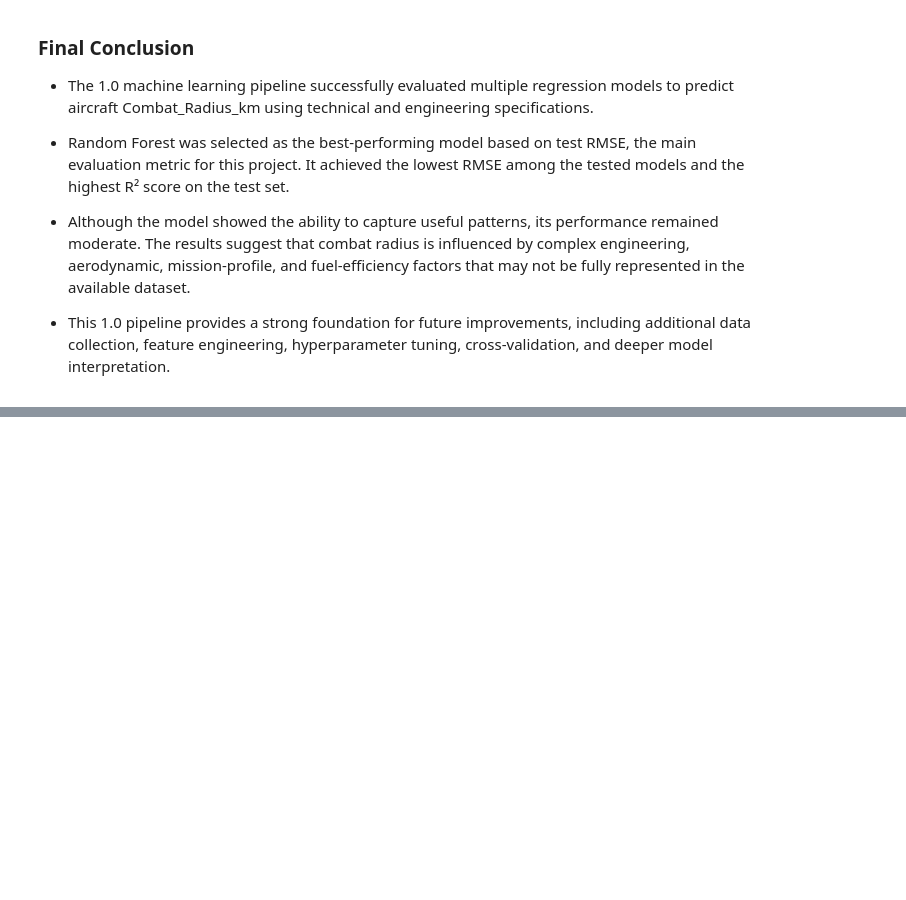
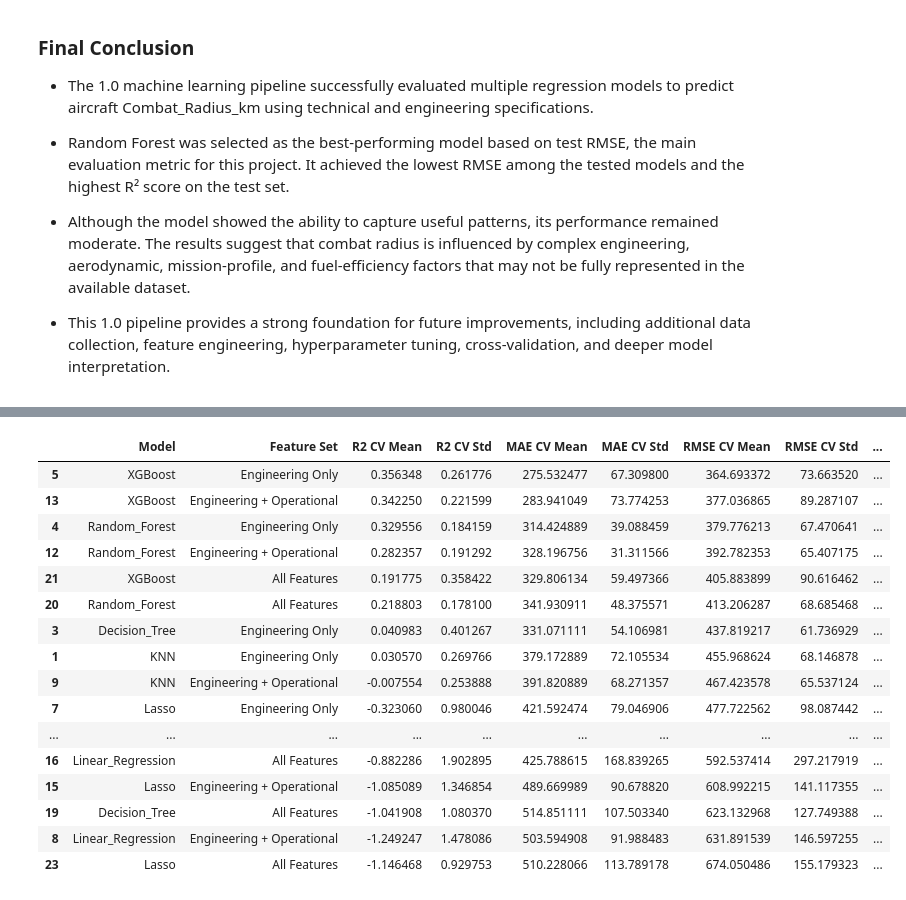
Before and after one commit to matheussari/MAPP, a Jupyter notebook: military_aircraft_performance_prediction.ipynb, the cells around one changed output, grey strips where cells are left out. Cells and saved outputs as stored; diff of their text form; code cells hidden in the pictures; blank space fills up the shorter version.

Commit message:
Add MAPP v1.1 validation workflow
Adds baseline evaluation, feature set comparison, cross-validation, and final v1.1 model comparison.

```diff
--- a/military_aircraft_performance_prediction.ipynb
+++ b/military_aircraft_performance_prediction.ipynb
@@ -876,0 +882,13 @@ Results.sort_values(by='RMSE Test')
+# %%
+# MAPP v1.1 - Independent Setup
+target_v11 = 'Combat_Radius_km'
+identifier_cols_v11 = ['Aircraft']
+
+X_v11 = fad.drop(columns=[target_v11] + identifier_cols_v11)
+y_v11 = fad[target_v11]
+
+print('X_v11 shape:', X_v11.shape)
+print('y_v11 shape:', y_v11.shape)
+
+print(type(X_v11))
+print(type(y_v11))
@@ -876,0 +1228,65 @@ Results.sort_values(by='RMSE Test')
+# %%
+# MAPP v1.1 - Model Re-Evaluation with Cross-Validation
+models_v11 = {
+    'Linear_Regression': {
+        'model': LinearRegression(),
+        'scaling': True
+    },
+    'KNN': {
+        'model': KNeighborsRegressor(),
+        'scaling': True
+    },
+    'SVR': {
+        'model': SVR(),
+        'scaling': True
+    },
+    'Decision_Tree': {
+        'model': DecisionTreeRegressor(random_state=42),
+        'scaling': False
+    },
+    'Random_Forest': {
+        'model': RandomForestRegressor(random_state=42),
+        'scaling': False
+    },
+    'XGBoost': {
+        'model': XGBRegressor(
+            objective='reg:squarederror',
+            random_state=42
+        ),
+        'scaling': False
+    },
+    'Ridge': {
+        'model': Ridge(alpha=1000),
+        'scaling': True
+    },
+    'Lasso': {
+        'model': Lasso(max_iter=10000),
+        'scaling': True
+    }
+}
+
+cv_model_results_v11 = pd.DataFrame()
+
+for feature_set_name_v11, feature_list_v11 in feature_sets_v11.items():
+  print('Feature Set:', feature_set_name_v11)
+
+  for model_name_v11, model_info_v11 in models_v11.items():
+    print('Evaluating:', model_name_v11)
+
+    results_v11 = evaluate_model_cv_v11(
+        model_info_v11['model'],
+        X_v11,
+        y_v11,
+        feature_list_v11,
+        feature_set_name_v11,
+        model_name_v11,
+        scaling_v11=model_info_v11['scaling']
+    )
+
+    cv_model_results_v11 = pd.concat(
+        [cv_model_results_v11, results_v11],
+        ignore_index=True
+    )
+
+cv_model_results_v11.sort_values(by='RMSE CV Mean')
+# %% [output]
@@ -876,0 +1310,17 @@ Results.sort_values(by='RMSE Test')
+|  | Model | Feature Set | R2 CV Mean | R2 CV Std | MAE CV Mean | MAE CV Std | RMSE CV Mean | RMSE CV Std | ... |
+| 5 | XGBoost | Engineering Only | 0.356348 | 0.261776 | 275.532477 | 67.309800 | 364.693372 | 73.663520 | ... |
+| 13 | XGBoost | Engineering + Operational | 0.342250 | 0.221599 | 283.941049 | 73.774253 | 377.036865 | 89.287107 | ... |
+| 4 | Random_Forest | Engineering Only | 0.329556 | 0.184159 | 314.424889 | 39.088459 | 379.776213 | 67.470641 | ... |
+| 12 | Random_Forest | Engineering + Operational | 0.282357 | 0.191292 | 328.196756 | 31.311566 | 392.782353 | 65.407175 | ... |
+| 21 | XGBoost | All Features | 0.191775 | 0.358422 | 329.806134 | 59.497366 | 405.883899 | 90.616462 | ... |
+| 20 | Random_Forest | All Features | 0.218803 | 0.178100 | 341.930911 | 48.375571 | 413.206287 | 68.685468 | ... |
+| 3 | Decision_Tree | Engineering Only | 0.040983 | 0.401267 | 331.071111 | 54.106981 | 437.819217 | 61.736929 | ... |
+| 1 | KNN | Engineering Only | 0.030570 | 0.269766 | 379.172889 | 72.105534 | 455.968624 | 68.146878 | ... |
+| 9 | KNN | Engineering + Operational | -0.007554 | 0.253888 | 391.820889 | 68.271357 | 467.423578 | 65.537124 | ... |
+| 7 | Lasso | Engineering Only | -0.323060 | 0.980046 | 421.592474 | 79.046906 | 477.722562 | 98.087442 | ... |
+| ... | ... | ... | ... | ... | ... | ... | ... | ... | ... |
+| 16 | Linear_Regression | All Features | -0.882286 | 1.902895 | 425.788615 | 168.839265 | 592.537414 | 297.217919 | ... |
+| 15 | Lasso | Engineering + Operational | -1.085089 | 1.346854 | 489.669989 | 90.678820 | 608.992215 | 141.117355 | ... |
+| 19 | Decision_Tree | All Features | -1.041908 | 1.080370 | 514.851111 | 107.503340 | 623.132968 | 127.749388 | ... |
+| 8 | Linear_Regression | Engineering + Operational | -1.249247 | 1.478086 | 503.594908 | 91.988483 | 631.891539 | 146.597255 | ... |
+| 23 | Lasso | All Features | -1.146468 | 0.929753 | 510.228066 | 113.789178 | 674.050486 | 155.179323 | ... |
```
Also changed, not shown: parts of 23 cells of this notebook.
